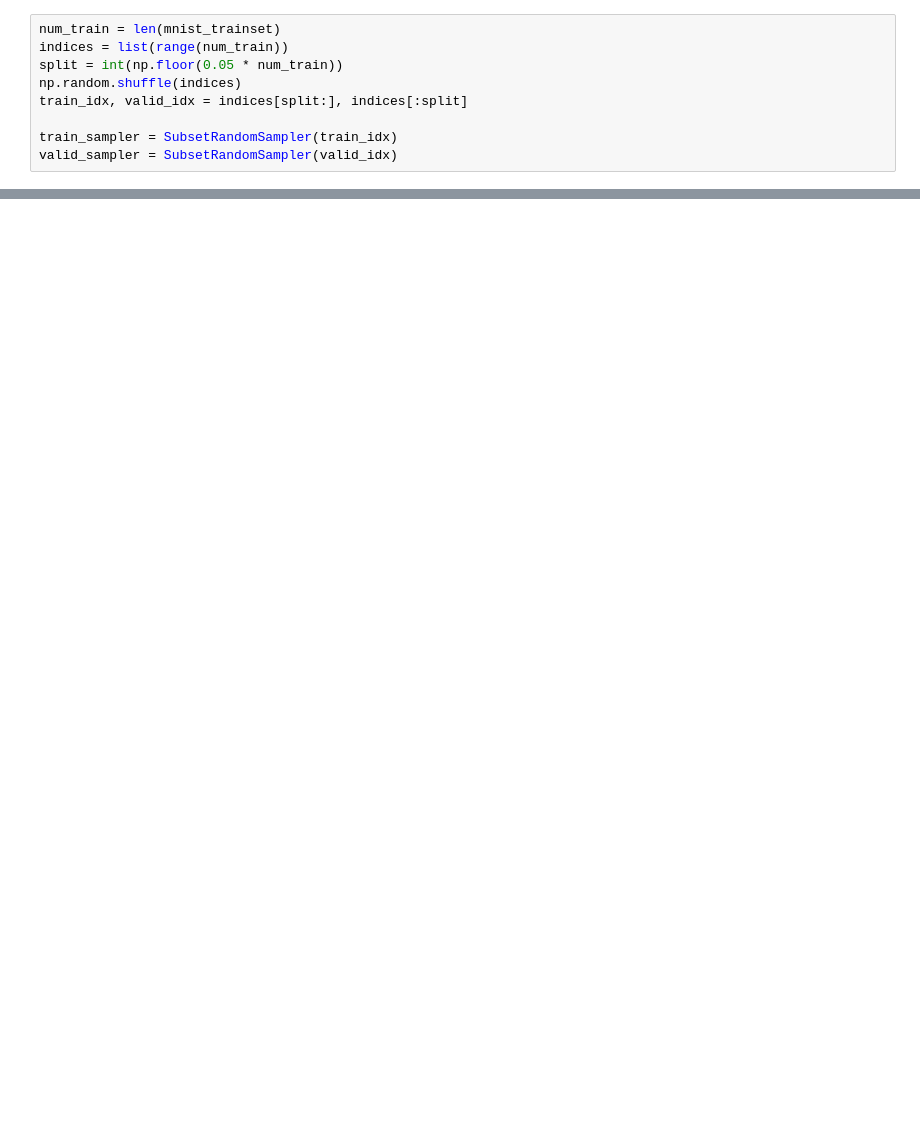
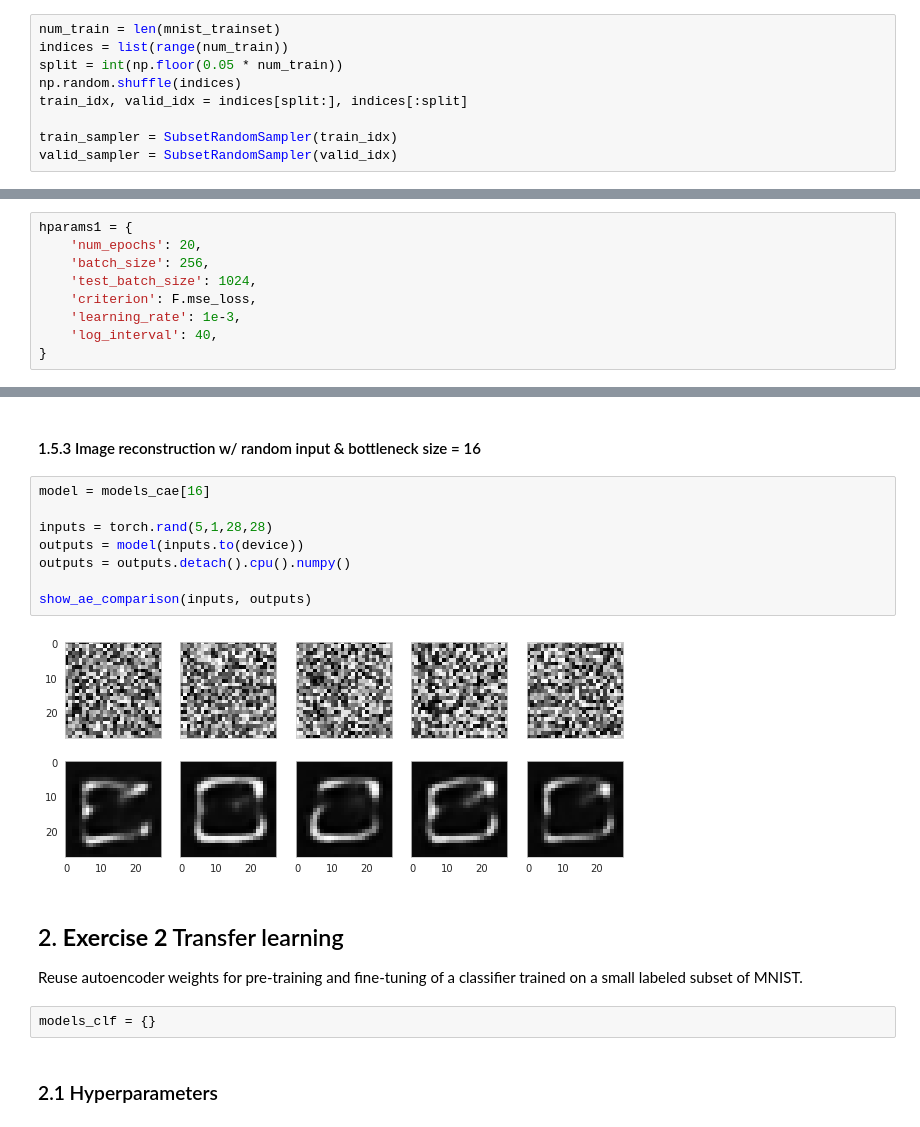
Before and after one commit to alvaroguerin/dlai-2019-projects, a Jupyter notebook: team03/dlai-project-group03.ipynb, the cells around one changed output, grey strips where cells are left out. Saved outputs shown, nothing was run; the diff lists cells and outputs as text; blank space fills up the shorter version.

```diff
--- a/team03/dlai-project-group03.ipynb
+++ b/team03/dlai-project-group03.ipynb
@@ -268,0 +183,9 @@ Reuse autoencoder weights for pre-training and fine-tuning of a classifier train
+# %%
+hparams1 = {
+    'num_epochs': 20,
+    'batch_size': 256,
+    'test_batch_size': 1024,
+    'criterion': F.mse_loss,
+    'learning_rate': 1e-3,
+    'log_interval': 40,
+}
@@ -268,0 +403,19 @@ Reuse autoencoder weights for pre-training and fine-tuning of a classifier train
+# %% [markdown]
+#### 1.5.3 Image reconstruction w/ random input & bottleneck size = 16
+# %%
+model = models_cae[16]
+
+inputs = torch.rand(5,1,28,28)
+outputs = model(inputs.to(device))
+outputs = outputs.detach().cpu().numpy()
+
+show_ae_comparison(inputs, outputs)
+# %% [output]
+[figure, added]
+# %% [markdown]
+## 2. **Exercise 2** Transfer learning
+Reuse autoencoder weights for pre-training and fine-tuning of a classifier trained on a small labeled subset of MNIST.
+# %%
+models_clf = {}
+# %% [markdown]
+### 2.1 Hyperparameters
```
Also changed, not shown: parts of 93 cells of this notebook.
